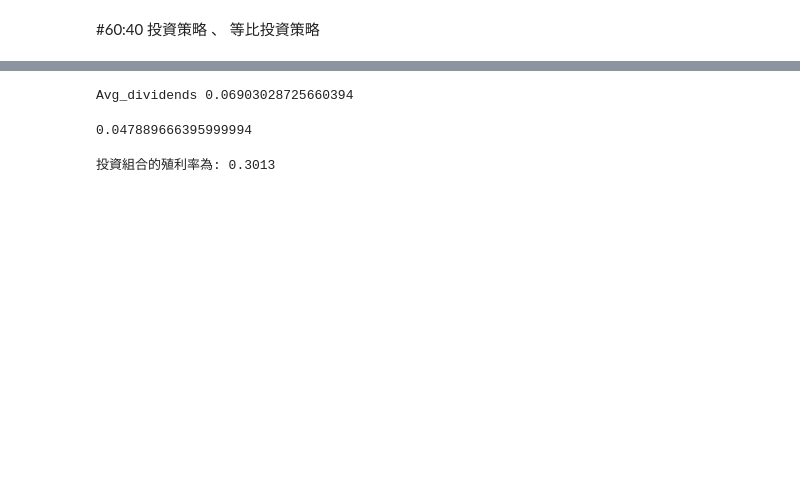
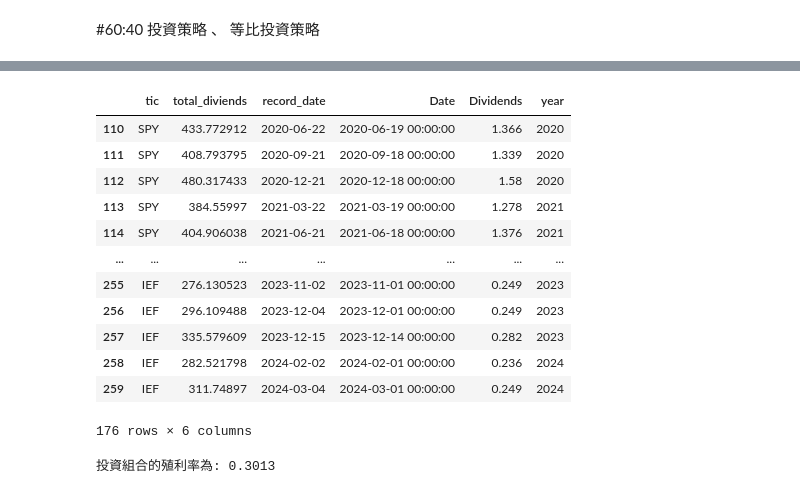
Before and after one commit to ying-ni/drl_finance, a Jupyter notebook: drl.ipynb, the cells around one changed output, grey strips where cells are left out. Drawn from its saved outputs; the diff is of its cells as text; code cells hidden in the pictures; blank space fills up the shorter version.

Commit message:
add receive_diviends

```diff
--- a/drl.ipynb
+++ b/drl.ipynb
@@ -979,34 +989,0 @@ df_actions_reset.to_csv('./dividends_result_action.csv',index=False)
-# %%
-# final_dividends_result = {result['date']}
-total_dividends = result[f'{stock_list[0]}'] * result[f'{stock_list[0]}_dividends_rate'] + \
-    result[f'{stock_list[1]}'] * result[f'{stock_list[1]}_dividends_rate'] + \
-    result[f'{stock_list[2]}'] * result[f'{stock_list[2]}_dividends_rate'] + \
-    result[f'{stock_list[3]}'] * result[f'{stock_list[3]}_dividends_rate'] + \
-    result[f'{stock_list[4]}'] * result[f'{stock_list[4]}_dividends_rate'] + \
-    result[f'{stock_list[5]}'] * result[f'{stock_list[5]}_dividends_rate'] + \
-    result[f'{stock_list[6]}'] * result[f'{stock_list[6]}_dividends_rate']
-
-result['total_dividends'] = total_dividends
-print('Avg_dividends',result['total_dividends'].describe()['mean'])
-# %% [output]
-Avg_dividends 0.06903028725660394
-# %%
-for i in stock_list:
-    sticker = yf.Ticker(i)
-
-    dividends  = sticker.dividends
-    dividends = dividends .reset_index()
-    dividends['Date'] = dividends['Date'].dt.tz_localize(None)
-    dividends = dividends.query('Date >= "2020-04-01"')
-
-
-    tmp_close = close_price.query(f'tic == "{i}"')[['date','close']]
-    tmp_result = dividends.merge(tmp_close , how='left', left_on='Date', right_on='date')
-    tmp_result.drop('Date', axis=1, inplace=True)
-    tmp_result.dropna(inplace=True)
-    tmp_result[f'{i}_dividends_rate'] = tmp_result['Dividends']/tmp_result['close']*100 # 計算殖利率
-    tmp_result = tmp_result[['date',f'{i}_dividends_rate']]
-# %%
-0.031004397567 + 0.016885268829
-# %% [output]
-0.047889666395999994
@@ -1012,0 +994,25 @@ for i in stock_list:
+# %%
+#get record  day
+record_day_agg = pd.read_csv('/home/jenchang/drl_finance/dividends_agg.csv')[['Record Date']].dropna(axis=0)
+record_day_agg['tic'] = 'AGG'
+record_day_agg['Record Date'] = pd.to_datetime(record_day_agg['Record Date'])
+record_day_spy = pd.read_csv('/home/jenchang/drl_finance/dividends_spy.csv')[['Record Date']].dropna(axis=0)
+record_day_spy['tic'] = 'SPY'
+record_day_spy['Record Date'] = pd.to_datetime(record_day_spy['Record Date'])
+record_day_ief = pd.read_csv('/home/jenchang/drl_finance/dividends_ief.csv')[['Record Date']].dropna(axis=0)
+record_day_ief['tic'] = 'IEF'
+record_day_ief['Record Date'] = pd.to_datetime(record_day_ief['Record Date'])
+record_day_iwm = pd.read_csv('/home/jenchang/drl_finance/dividends_iwm.csv')[['Record Date']].dropna(axis=0)
+record_day_iwm['tic'] = 'IWM'
+record_day_iwm['Record Date'] = pd.to_datetime(record_day_iwm['Record Date'])
+record_day_qqq = pd.read_csv('/home/jenchang/drl_finance/dividends_qqq.csv')[['Record Date']].dropna(axis=0)
+record_day_qqq['tic'] = 'QQQ'
+record_day_qqq['Record Date'] = pd.to_datetime(record_day_qqq['Record Date'])
+record_day_vig = pd.read_csv('/home/jenchang/drl_finance/dividends_vig.csv')[['Record Date']].dropna(axis=0)
+record_day_vig['tic'] = 'VIG'
+record_day_vig['Record Date'] = pd.to_datetime(record_day_vig['Record Date'])
+record_day_vnq = pd.read_csv('/home/jenchang/drl_finance/dividends_vnq.csv')[['Record Date']].dropna(axis=0)
+record_day_vnq['tic'] = 'VNQ'
+record_day_vnq['Record Date'] = pd.to_datetime(record_day_vnq['Record Date'])
+
+record_day_list = pd.concat([record_day_agg, record_day_spy, record_day_ief, record_day_iwm, record_day_qqq,  record_day_vig,record_day_vnq], axis=0)
@@ -1013,3 +1063,21 @@ for i in stock_list:
+# %%
+receive_diviends['year'] = receive_diviends['record_date'].dt.year
+# %%
+receive_diviends
+# %% [output]
+|  | tic | total_diviends | record_date | Date | Dividends | year |
+| 110 | SPY | 433.772912 | 2020-06-22 | 2020-06-19 00:00:00 | 1.366 | 2020 |
+| 111 | SPY | 408.793795 | 2020-09-21 | 2020-09-18 00:00:00 | 1.339 | 2020 |
+| 112 | SPY | 480.317433 | 2020-12-21 | 2020-12-18 00:00:00 | 1.58 | 2020 |
+| 113 | SPY | 384.55997 | 2021-03-22 | 2021-03-19 00:00:00 | 1.278 | 2021 |
+| 114 | SPY | 404.906038 | 2021-06-21 | 2021-06-18 00:00:00 | 1.376 | 2021 |
+| ... | ... | ... | ... | ... | ... | ... |
+| 255 | IEF | 276.130523 | 2023-11-02 | 2023-11-01 00:00:00 | 0.249 | 2023 |
+| 256 | IEF | 296.109488 | 2023-12-04 | 2023-12-01 00:00:00 | 0.249 | 2023 |
+| 257 | IEF | 335.579609 | 2023-12-15 | 2023-12-14 00:00:00 | 0.282 | 2023 |
+| 258 | IEF | 282.521798 | 2024-02-02 | 2024-02-01 00:00:00 | 0.236 | 2024 |
+| 259 | IEF | 311.74897 | 2024-03-04 | 2024-03-01 00:00:00 | 0.249 | 2024 |
+176 rows × 6 columns
 # %%
 # 定義資產持有比例和殖利率
 持有比例 = [0.095817, 0.260458, 0.095817, 0.260458, 0.095817, 0.095817, 0.095817]
```
Also changed, not shown: parts of 24 cells of this notebook, 10 other files.
